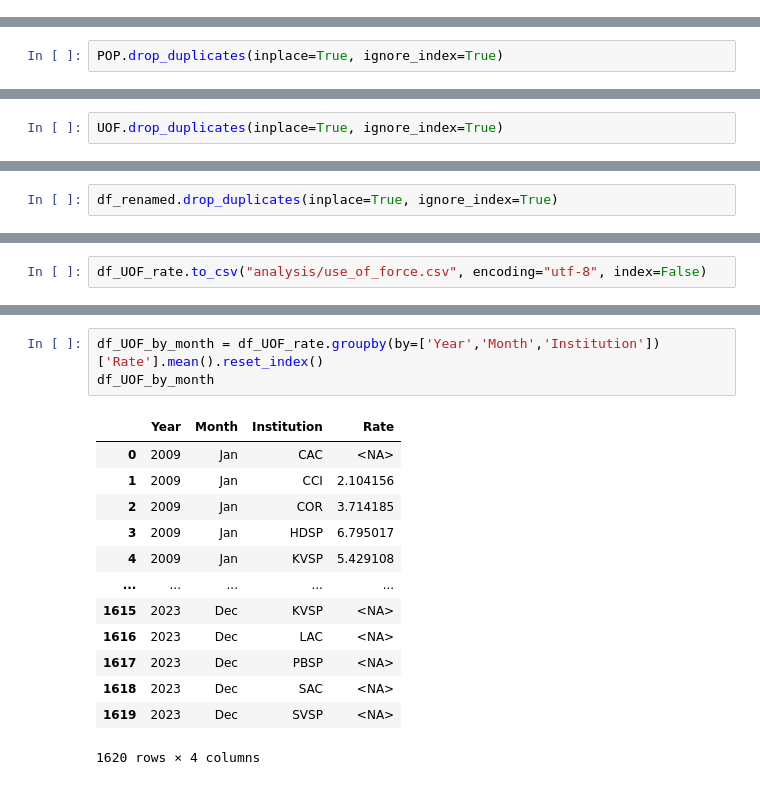
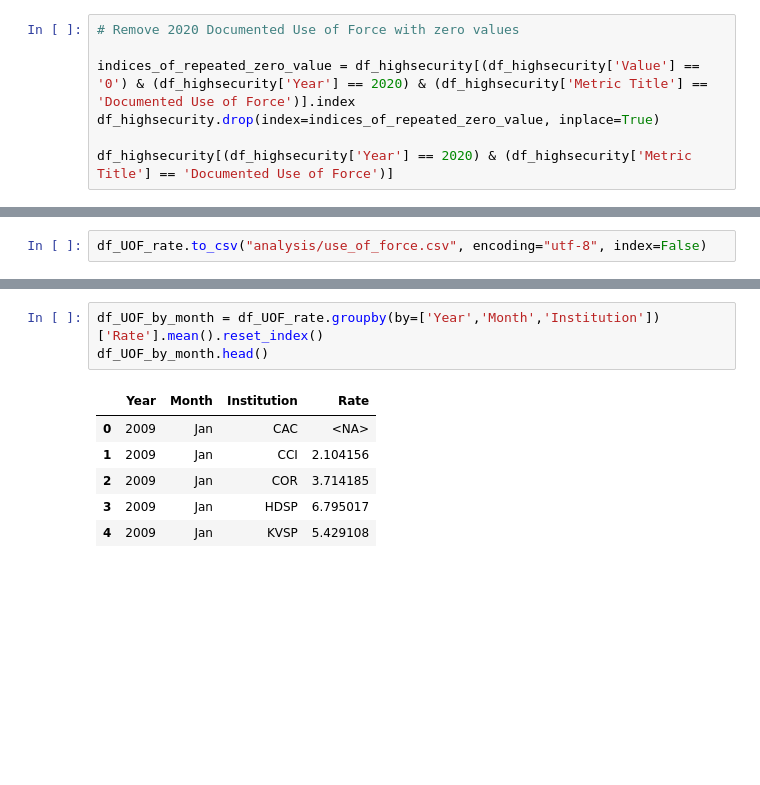
Before and after one commit to jrue/CDCR-Use-Of-Force-2009-2023, a Jupyter notebook: analysis.ipynb, the cells around one changed output, grey strips where cells are left out. Cells and saved outputs as stored; diff of their text form; blank space fills up the shorter version.

```diff
--- a/analysis.ipynb
+++ b/analysis.ipynb
@@ -45,0 +90,7 @@ df_highsecurity.head()
+# %%
+# Remove 2020 Documented Use of Force with zero values
+
+indices_of_repeated_zero_value = df_highsecurity[(df_highsecurity['Value'] == '0') & (df_highsecurity['Year'] == 2020) & (df_highsecurity['Metric Title'] == 'Documented Use of Force')].index
+df_highsecurity.drop(index=indices_of_repeated_zero_value, inplace=True)
+
+df_highsecurity[(df_highsecurity['Year'] == 2020) & (df_highsecurity['Metric Title'] == 'Documented Use of Force')]
@@ -80,2 +150,0 @@ POP
-# %%
-POP.drop_duplicates(inplace=True, ignore_index=True)
@@ -87,2 +150,0 @@ See the caveats in the documentation: https://pandas.pydata.org/pandas-docs/stab
-# %%
-UOF.drop_duplicates(inplace=True, ignore_index=True)
@@ -145,3 +208 @@ df_renamed
-# %%
-df_renamed.drop_duplicates(inplace=True, ignore_index=True)
 # %%
@@ -241,19 +297,12 @@ df_pivot.plot(figsize=(10,6))
 # %%
 df_UOF_by_month = df_UOF_rate.groupby(by=['Year','Month','Institution'])['Rate'].mean().reset_index()
-df_UOF_by_month
+df_UOF_by_month.head()
 # %% [output]
 |  | Year | Month | Institution | Rate |
 | 0 | 2009 | Jan | CAC | <NA> |
 | 1 | 2009 | Jan | CCI | 2.104156 |
 | 2 | 2009 | Jan | COR | 3.714185 |
 | 3 | 2009 | Jan | HDSP | 6.795017 |
 | 4 | 2009 | Jan | KVSP | 5.429108 |
-| ... | ... | ... | ... | ... |
-| 1615 | 2023 | Dec | KVSP | <NA> |
-| 1616 | 2023 | Dec | LAC | <NA> |
-| 1617 | 2023 | Dec | PBSP | <NA> |
-| 1618 | 2023 | Dec | SAC | <NA> |
-| 1619 | 2023 | Dec | SVSP | <NA> |
-1620 rows × 4 columns
 # %%
 df_UOF_by_month_pivot = df_UOF_by_month.pivot(index=['Year','Month'], columns='Institution', values='Rate')
```
Also changed, not shown: parts of 20 cells of this notebook, 8 other files.
